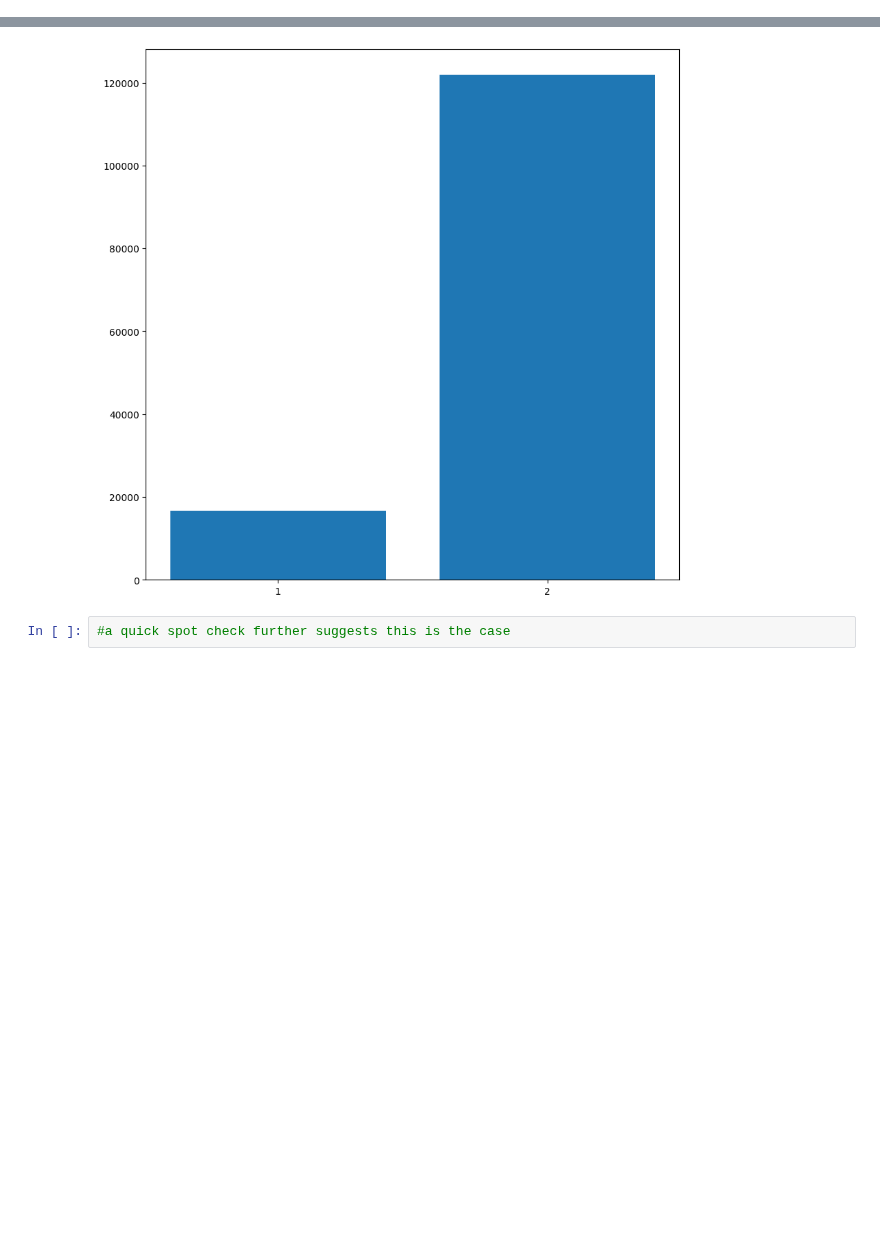
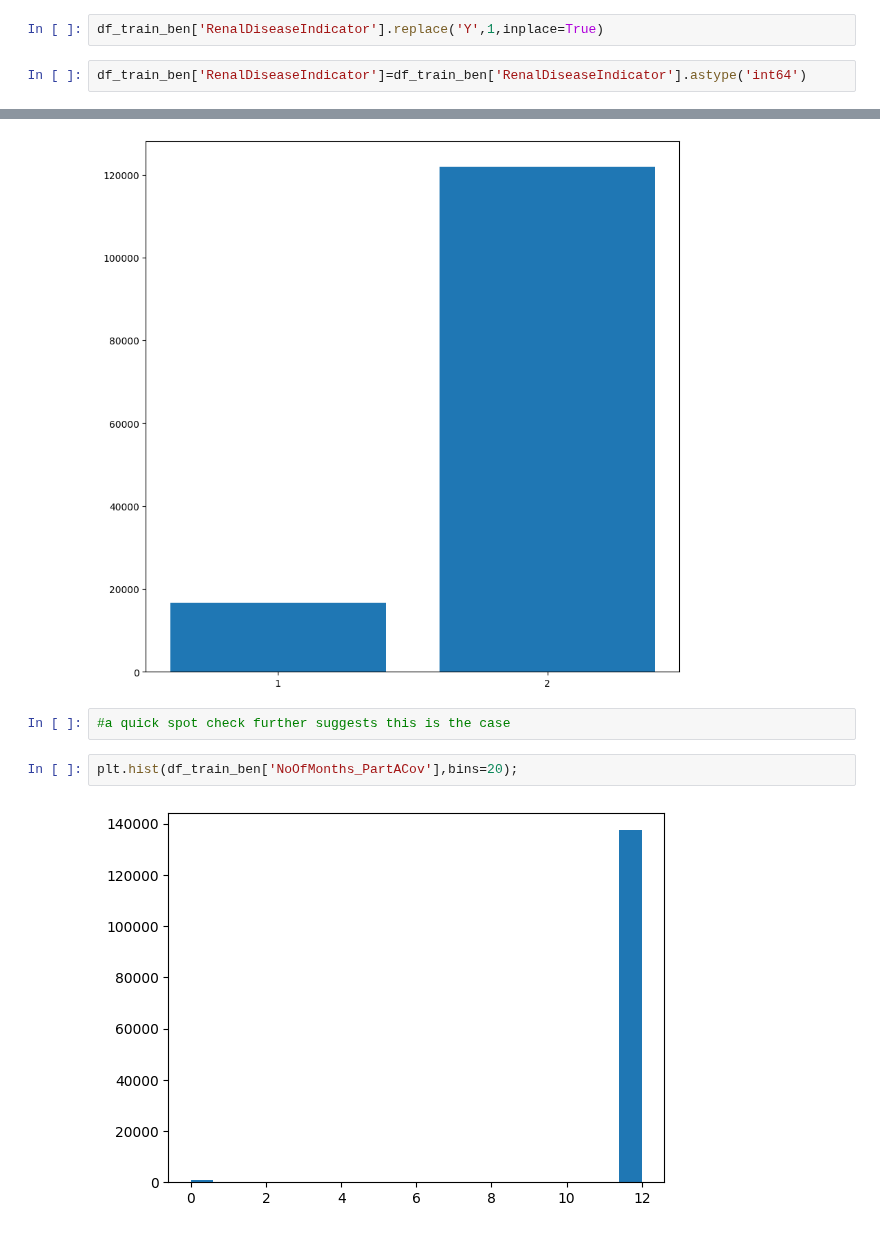
Before and after one commit to dantrainor9/Health-Claims-Fraud, a Jupyter notebook: Health_claims_fraud.ipynb, the cells around one changed output, grey strips where cells are left out. Cells and saved outputs as stored; diff of their text form; blank space fills up the shorter version.

```diff
--- a/Health_claims_fraud.ipynb
+++ b/Health_claims_fraud.ipynb
@@ -60,0 +66,4 @@ df_train_ben.shape
+# %%
+df_train_ben['RenalDiseaseIndicator'].replace('Y',1,inplace=True)
+# %%
+df_train_ben['RenalDiseaseIndicator']=df_train_ben['RenalDiseaseIndicator'].astype('int64')
@@ -185,3 +218,7 @@ plt.xticks(ticks=[1,2]);
 [figure]
 # %%
 #a quick spot check further suggests this is the case
+# %%
+plt.hist(df_train_ben['NoOfMonths_PartACov'],bins=20);
+# %% [output]
+[figure, added]
```
Also changed, not shown: parts of 4 cells of this notebook.
